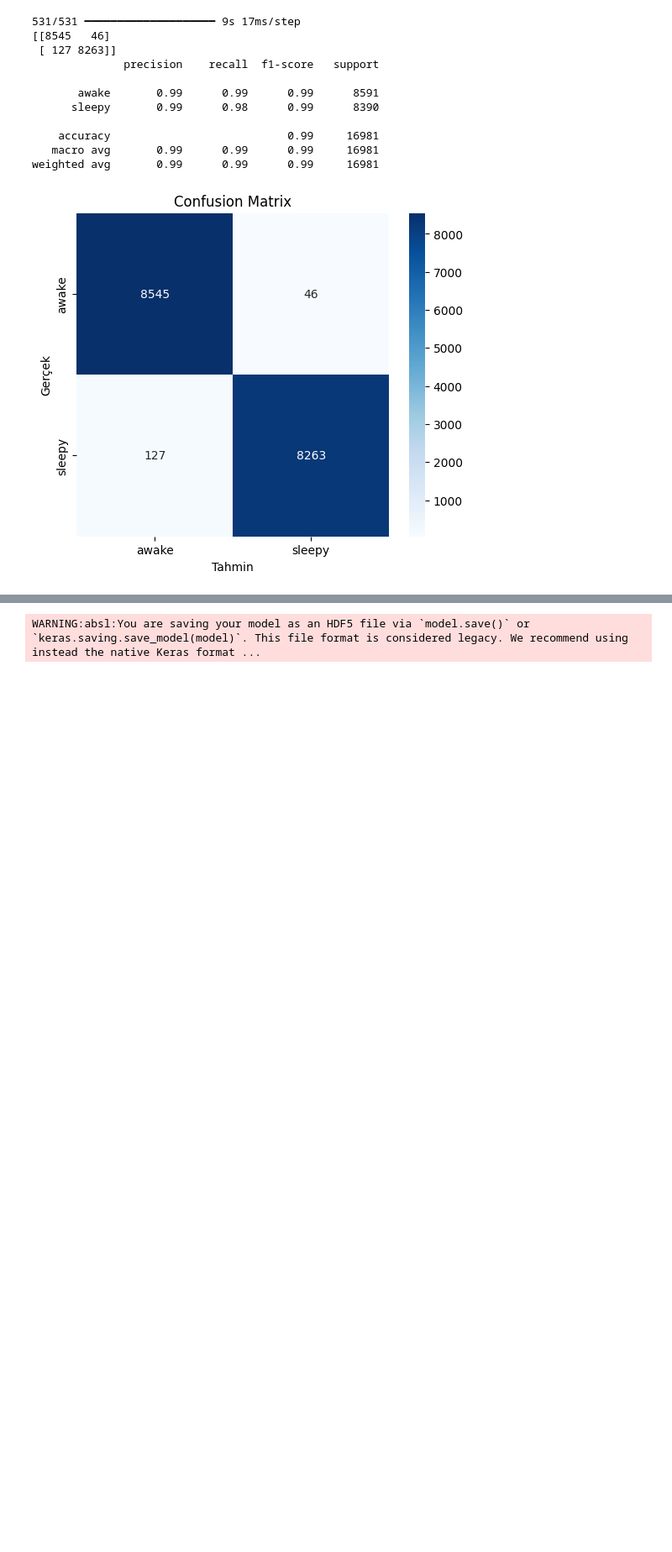
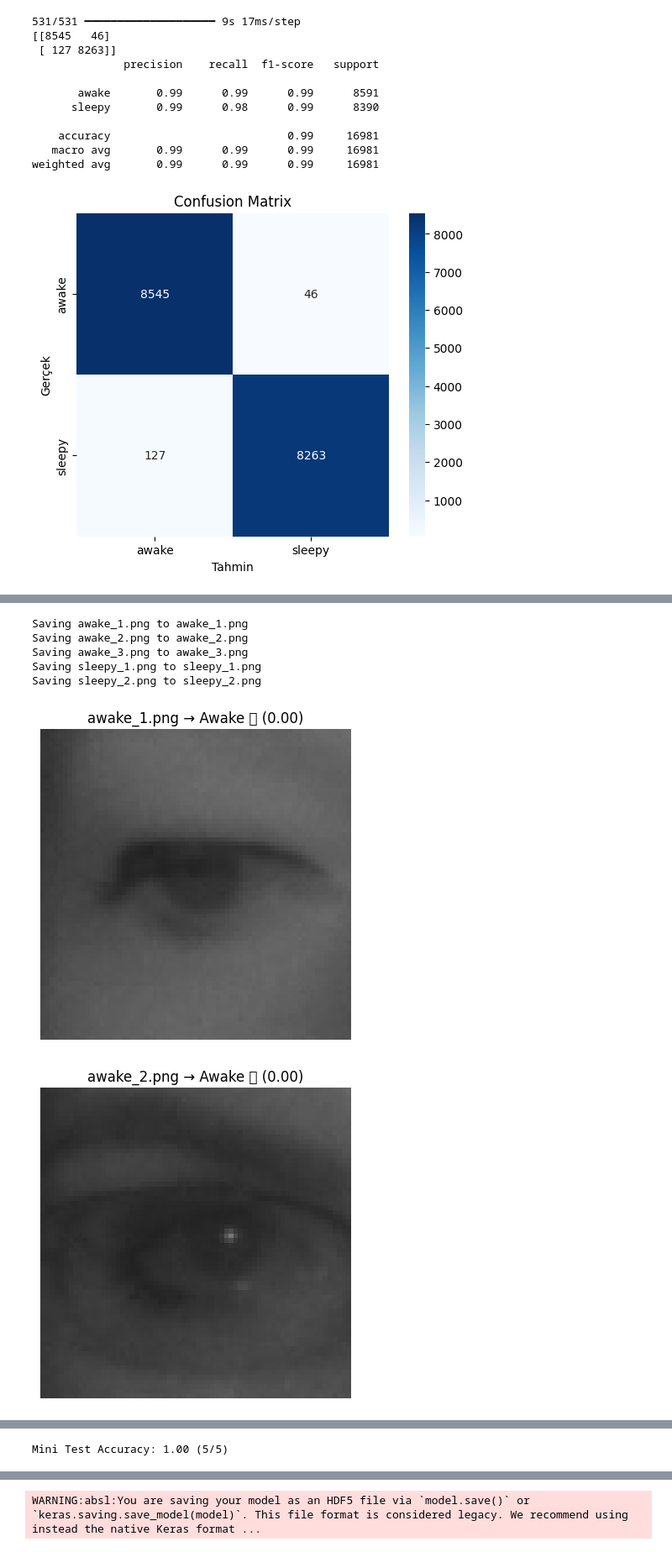
Before and after one commit to gureozgenur/surucu-dikkat-tespiti, a Jupyter notebook: surucu_dikkat.ipynb, the cells around one changed output, grey strips where cells are left out. Shown at 84% size. Saved outputs shown, nothing was run; the diff lists cells and outputs as text; code cells hidden in the pictures; blank space fills up the shorter version.

Commit message:
Colab kullanılarak oluşturuldu

```diff
--- a/surucu_dikkat.ipynb
+++ b/surucu_dikkat.ipynb
@@ -288,3 +288,71 @@ plt.title("Confusion Matrix")
 plt.show()
 # %% [output]
 [figure]
+# %%
+from tensorflow.keras.models import load_model
+from google.colab import files
+import cv2
+import numpy as np
+import matplotlib.pyplot as plt
+
+# 1️⃣ Model yükle
+model = load_model("/content/eye_drowsiness_cnn.h5")  # veya .keras
+
+# 2️⃣ Foto yükle
+uploaded = files.upload()
+
+# 3️⃣ Tahmin + Görsel + Accuracy
+correct = 0
+total = 0
+
+IMG_SIZE = 96
+
+for file_name in uploaded.keys():
+    img = cv2.imread(file_name)
+    img_rgb = cv2.cvtColor(img, cv2.COLOR_BGR2RGB)
+
+    img_resized = cv2.resize(img_rgb, (IMG_SIZE, IMG_SIZE))
+    img_norm = img_resized.astype("float32") / 255.0
+    img_input = np.expand_dims(img_norm, axis=0)
+
+    pred = model.predict(img_input, verbose=0)[0][0]
+
+    # Tahmin etiketi
+    if pred > 0.7:
+        pred_label = 1
+        pred_text = "Sleepy 😴"
+    elif pred < 0.3:
+        pred_label = 0
+        pred_text = "Awake 👁️"
+    else:
+        pred_label = -1
+        pred_text = "UNSURE 🤔"
+
+    # Gerçek label (dosya isminden)
+    if "awake" in file_name.lower():
+        true_label = 0
+    elif "sleepy" in file_name.lower():
+        true_label = 1
+    else:
+        print(f"{file_name}: label bulunamadi (awake/sleepy yazmiyor)")
+        continue
+
+    # Accuracy hesapla
+    if pred_label == true_label:
+        correct += 1
+
+    total += 1
+
+    # Görsel göster
+    plt.imshow(img_rgb)
+    plt.title(f"{file_name} → {pred_text} ({pred:.2f})")
+    plt.axis("off")
+    plt.show()
+
+# Sonuç
+if total > 0:
+    accuracy = correct / total
+    print(f"Mini Test Accuracy: {accuracy:.2f} ({correct}/{total})")
+else:
+    print("Degerlendirilecek foto yok")
+# %% [output]
@@ -290,0 +361,7 @@ plt.show()
+Saving awake_1.png to awake_1.png
+Saving awake_2.png to awake_2.png
+Saving awake_3.png to awake_3.png
+Saving sleepy_1.png to sleepy_1.png
+Saving sleepy_2.png to sleepy_2.png
+[figure, added]
+[figure, added]
@@ -290,0 +371 @@ plt.show()
+Mini Test Accuracy: 1.00 (5/5)
```
Also changed, not shown: parts of 3 cells of this notebook.
